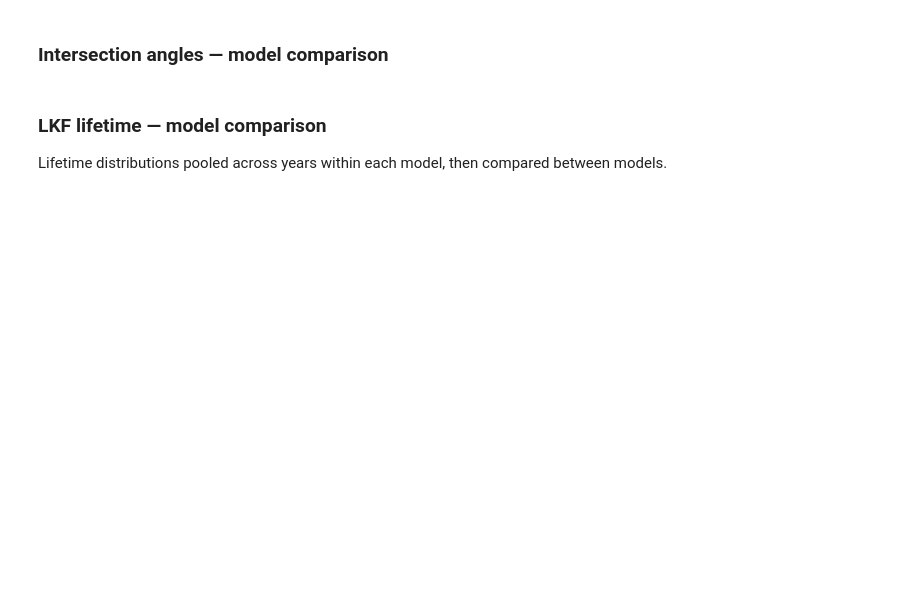
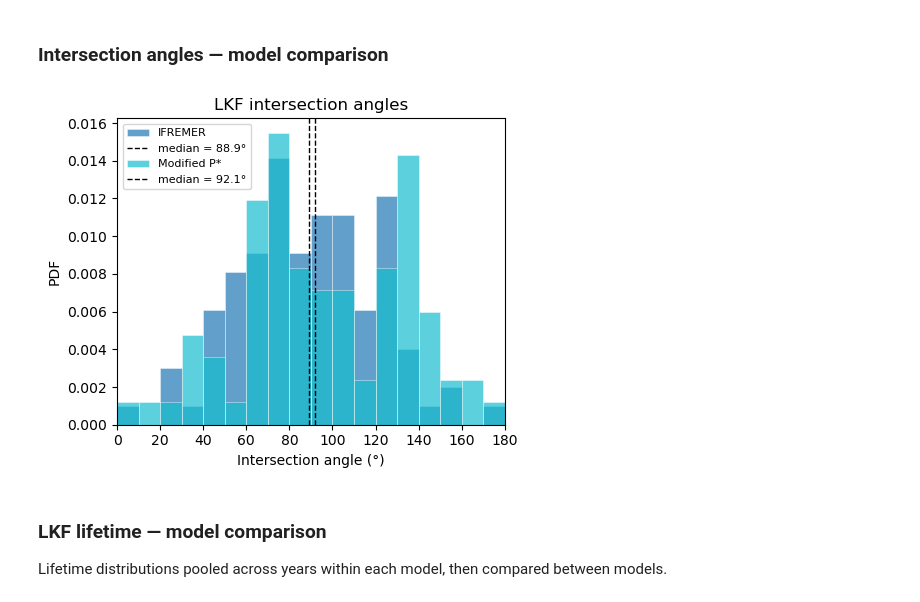
Before and after one commit to nhutter/lkf_tools, a Jupyter notebook: notebooks/tutorial_gen_dataset.ipynb, the cells around one changed output. Cells and saved outputs as stored; diff of their text form; code cells hidden in the pictures; blank space fills up the shorter version.

```diff
--- a/notebooks/tutorial_gen_dataset.ipynb
+++ b/notebooks/tutorial_gen_dataset.ipynb
@@ -427,8 +430,10 @@ fig.tight_layout()
 # %% [markdown]
 ### Intersection angles — model comparison
 # %%
-fig, ax = col_compare.plot_intersection()
+fig, ax = col_compare.plot_intersection(use_vorticity=True,intersection_type='opp',lifetime=1)
 fig.tight_layout()
+# %% [output]
+[figure, added]
 # %% [markdown]
 ### LKF lifetime — model comparison
 
```
Also changed, not shown: parts of 21 cells of this notebook, 2 other files.
